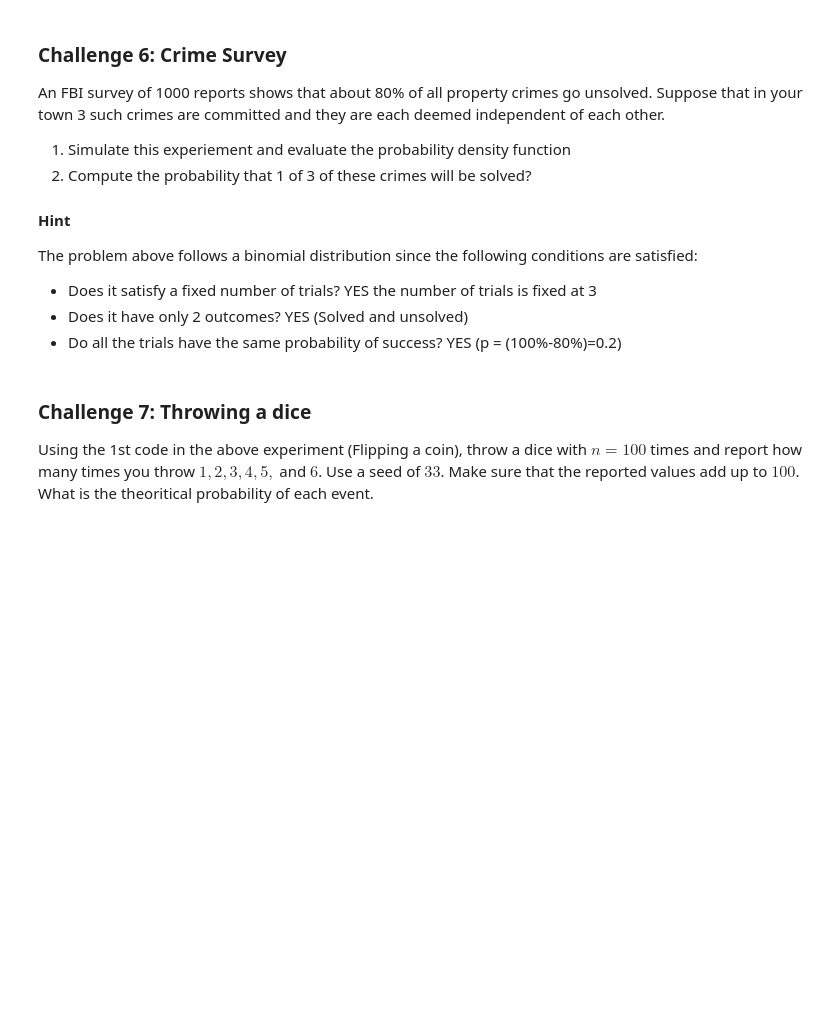
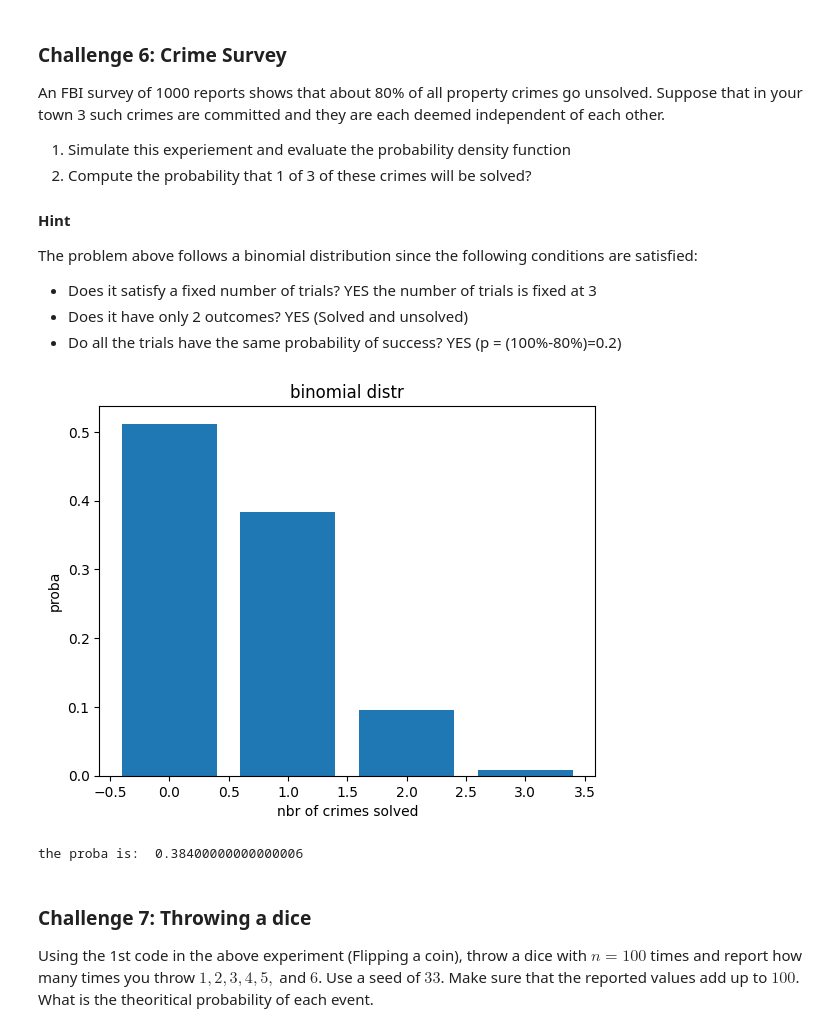
Before and after one commit to amaliahm/modeling_and_simulation_labs, a Jupyter notebook: ModSim_Lab3/ModSim_Lab3.ipynb, the cells around one changed output. Cells and saved outputs as stored; diff of their text form; code cells hidden in the pictures; blank space fills up the shorter version.

```diff
--- a/ModSim_Lab3/ModSim_Lab3.ipynb
+++ b/ModSim_Lab3/ModSim_Lab3.ipynb
@@ -581,3 +556,26 @@ The problem above follows a binomial distribution since the following conditions
+# %%
+import numpy as np
+import matplotlib.pyplot as plt
+from scipy.stats import binom
+
+trials = 3
+
+dist = binom(n=trials, p=0.2)
+
+x = np.arange(trials+1)
+pmf = dist.pmf(x)
+
+plt.bar(x, pmf)
+plt.xlabel('nbr of crimes solved')
+plt.ylabel('proba')
+plt.title('binomial distr')
+plt.show()
+
+prob_one_solved = dist.pmf(1)
+print("the proba is: ", prob_one_solved)
+# %% [output]
+[figure, added]
+the proba is:  0.38400000000000006
 # %% [markdown]
  ### Challenge 7: Throwing a dice
 Using the 1st code in the above experiment (Flipping a coin),  throw a dice with $n=100$ times and report how many times you throw $1, 2, 3, 4, 5,$ and $6$. Use a seed of $33$. Make sure that the reported values add up to $100$. What is the theoritical probability of each event.
```
Also changed, not shown: parts of 15 cells of this notebook.
